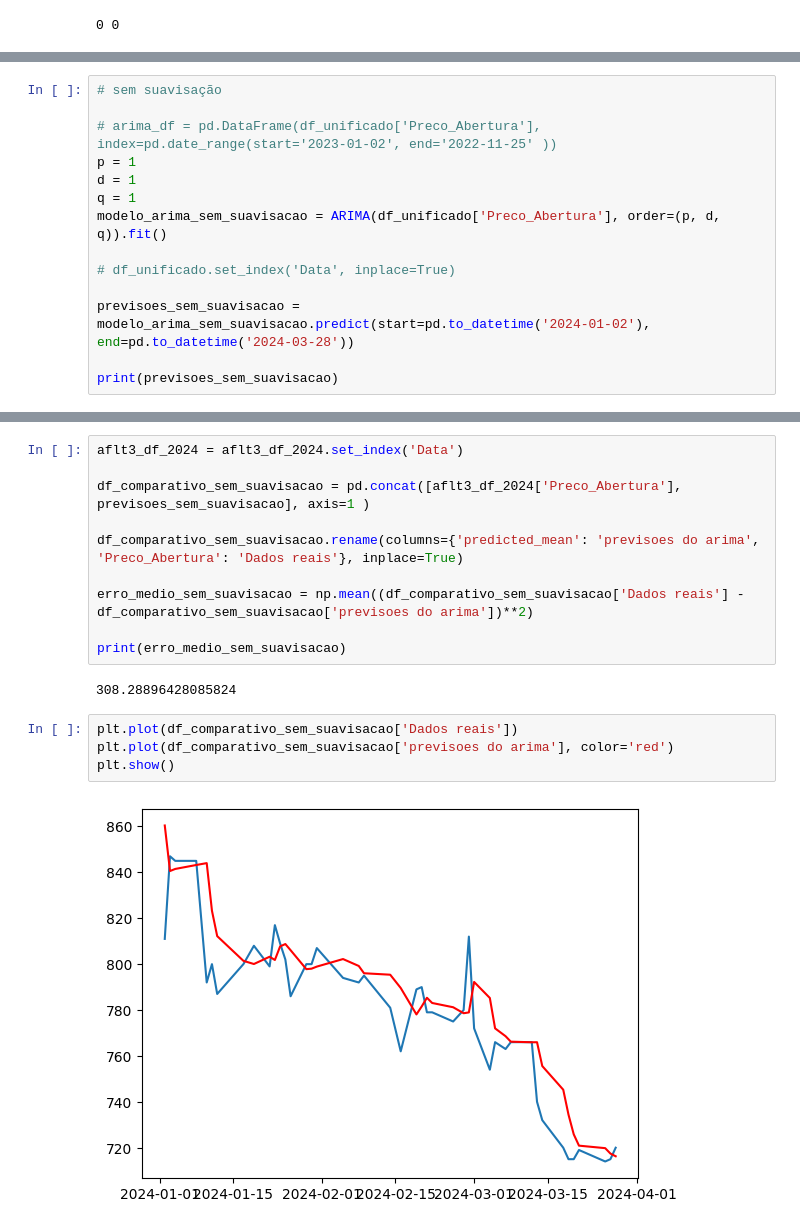
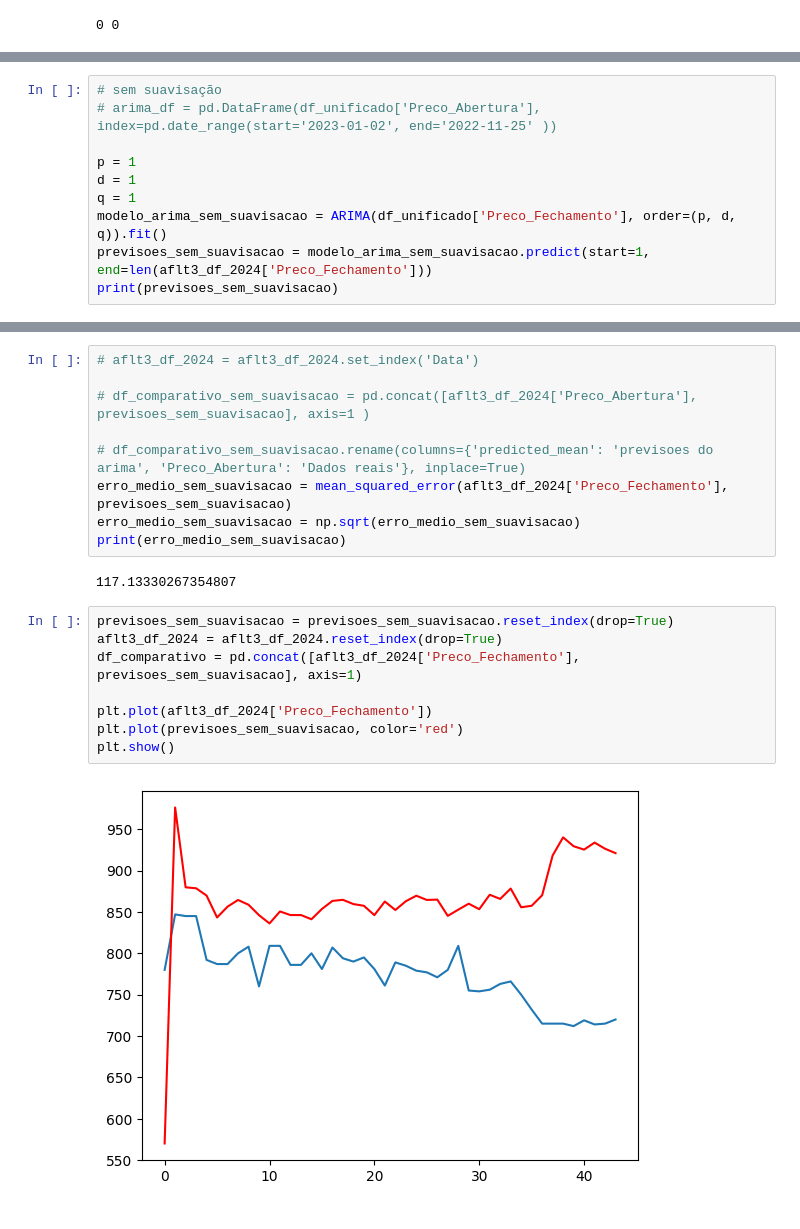
Before and after one commit to olzmooraes/dataScience, a Jupyter notebook: previsao/index.ipynb, the cells around one changed output, grey strips where cells are left out. Drawn from its saved outputs; the diff is of its cells as text.

```diff
--- a/previsao/index.ipynb
+++ b/previsao/index.ipynb
@@ -233,16 +258,12 @@ plt.show()
 # %%
 # sem suavisação
+# arima_df = pd.DataFrame(df_unificado['Preco_Abertura'], index=pd.date_range(start='2023-01-02', end='2022-11-25' ))
 
-# arima_df = pd.DataFrame(df_unificado['Preco_Abertura'], index=pd.date_range(start='2023-01-02', end='2022-11-25' ))
 p = 1
 d = 1
 q = 1
-modelo_arima_sem_suavisacao = ARIMA(df_unificado['Preco_Abertura'], order=(p, d, q)).fit()
-
-# df_unificado.set_index('Data', inplace=True)
-
-previsoes_sem_suavisacao = modelo_arima_sem_suavisacao.predict(start=pd.to_datetime('2024-01-02'), end=pd.to_datetime('2024-03-28'))
-
+modelo_arima_sem_suavisacao = ARIMA(df_unificado['Preco_Fechamento'], order=(p, d, q)).fit()
+previsoes_sem_suavisacao = modelo_arima_sem_suavisacao.predict(start=1, end=len(aflt3_df_2024['Preco_Fechamento']))
 print(previsoes_sem_suavisacao)
 # %% [output]
 Data
@@ -264,22 +285,25 @@ Data
 Name: predicted_mean, dtype: float64
 # %%
-aflt3_df_2024 = aflt3_df_2024.set_index('Data')
+# aflt3_df_2024 = aflt3_df_2024.set_index('Data')
 
-df_comparativo_sem_suavisacao = pd.concat([aflt3_df_2024['Preco_Abertura'], previsoes_sem_suavisacao], axis=1 )
+# df_comparativo_sem_suavisacao = pd.concat([aflt3_df_2024['Preco_Abertura'], previsoes_sem_suavisacao], axis=1 )
 
-df_comparativo_sem_suavisacao.rename(columns={'predicted_mean': 'previsoes do arima', 'Preco_Abertura': 'Dados reais'}, inplace=True)
-
-erro_medio_sem_suavisacao = np.mean((df_comparativo_sem_suavisacao['Dados reais'] - df_comparativo_sem_suavisacao['previsoes do arima'])**2)
-
+# df_comparativo_sem_suavisacao.rename(columns={'predicted_mean': 'previsoes do arima', 'Preco_Abertura': 'Dados reais'}, inplace=True)
+erro_medio_sem_suavisacao = mean_squared_error(aflt3_df_2024['Preco_Fechamento'], previsoes_sem_suavisacao)
+erro_medio_sem_suavisacao = np.sqrt(erro_medio_sem_suavisacao)
 print(erro_medio_sem_suavisacao)
 # %% [output]
-308.28896428085824
+117.13330267354807
-# %%
-plt.plot(df_comparativo_sem_suavisacao['Dados reais'])
-plt.plot(df_comparativo_sem_suavisacao['previsoes do arima'], color='red')
-plt.show()
-# %% [output]
-[figure, removed]
+# %%
+previsoes_sem_suavisacao = previsoes_sem_suavisacao.reset_index(drop=True)
+aflt3_df_2024 = aflt3_df_2024.reset_index(drop=True)
+df_comparativo = pd.concat([aflt3_df_2024['Preco_Fechamento'], previsoes_sem_suavisacao], axis=1)
+
+plt.plot(aflt3_df_2024['Preco_Fechamento'])
+plt.plot(previsoes_sem_suavisacao, color='red')
+plt.show()
+# %% [output]
+[figure, added]
 # %%
 # Suavização com média móvel
 
```
Also changed, not shown: parts of 13 cells of this notebook.
